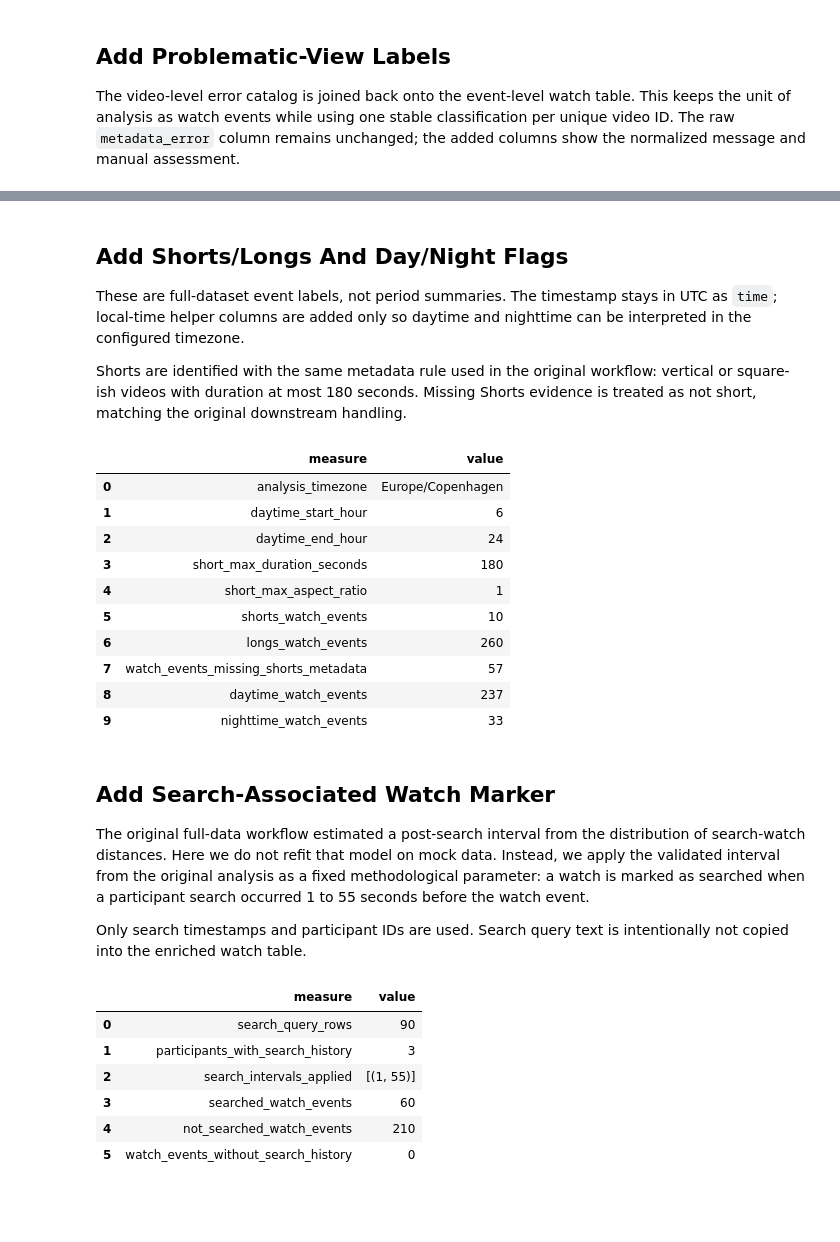
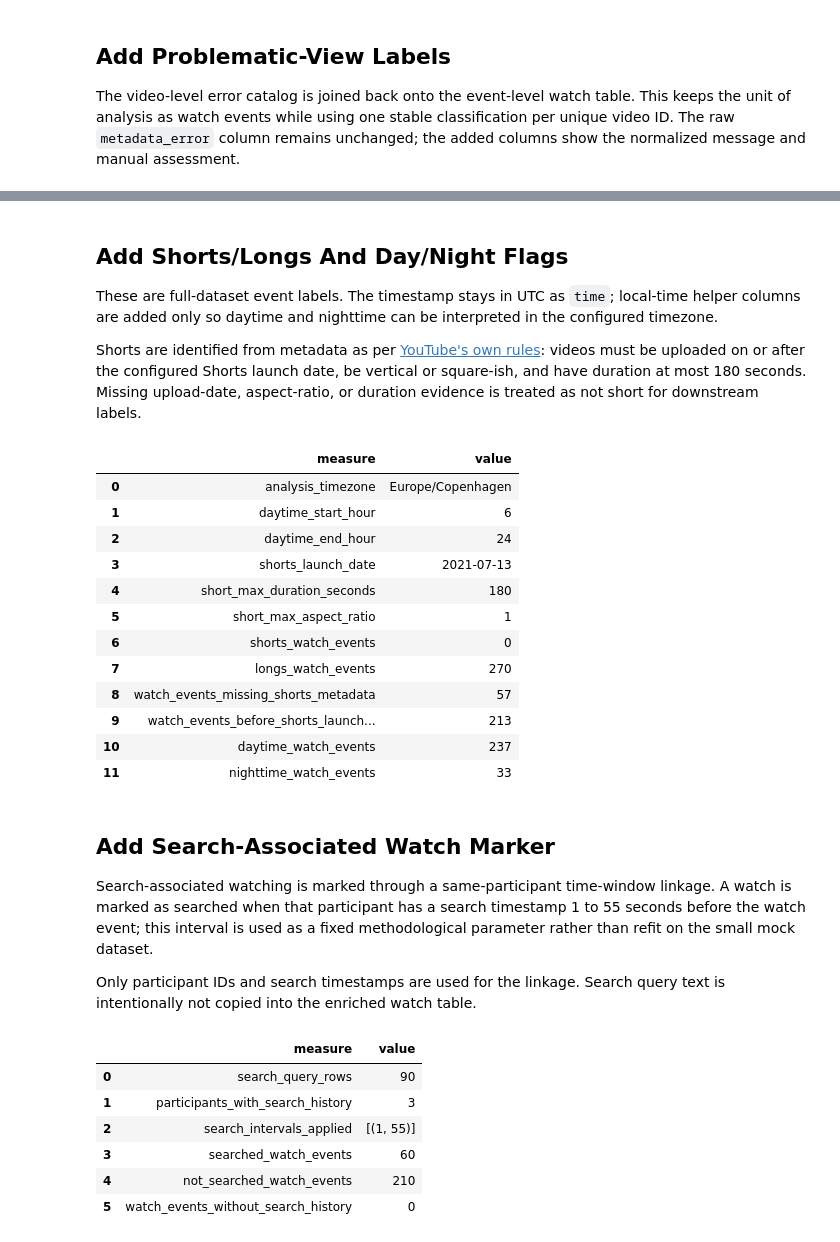
Before and after one commit to 2U2N/YouTube-donation-plus-dsa, a Jupyter notebook: scripts/04_link_watch_metadata.ipynb, the cells around one changed output, grey strips where cells are left out. Drawn from its saved outputs; the diff is of its cells as text; code cells hidden in the pictures; blank space fills up the shorter version.

Commit message:
read through validation of notebooks and website

```diff
--- a/scripts/04_link_watch_metadata.ipynb
+++ b/scripts/04_link_watch_metadata.ipynb
@@ -79,6 +79,8 @@ These settings control event-level labels. The mock data represents Danish users
 ANALYSIS_TIMEZONE = "Europe/Copenhagen"
 DAYTIME_START_HOUR = 6
 DAYTIME_END_HOUR = 24
+SHORTS_LAUNCH_DATE = "2021-07-13" # default: day of international roll-out of YouTube Shorts
+SHORTS_LAUNCH_TIMESTAMP = pd.Timestamp(SHORTS_LAUNCH_DATE)
 SHORT_MAX_DURATION_SECONDS = 180
 SHORT_MAX_ASPECT_RATIO = 1
 
@@ -107,6 +109,7 @@ configuration = pd.DataFrame(
             "ANALYSIS_TIMEZONE",
             "DAYTIME_START_HOUR",
             "DAYTIME_END_HOUR",
+            "SHORTS_LAUNCH_DATE",
             "SHORT_MAX_DURATION_SECONDS",
             "SHORT_MAX_ASPECT_RATIO",
         ],
@@ -114,6 +117,7 @@ configuration = pd.DataFrame(
             ANALYSIS_TIMEZONE,
             DAYTIME_START_HOUR,
             DAYTIME_END_HOUR,
+            SHORTS_LAUNCH_DATE,
             SHORT_MAX_DURATION_SECONDS,
             SHORT_MAX_ASPECT_RATIO,
         ],
@@ -780,9 +785,9 @@ video_histories_enriched[
 # %% [markdown]
 ## Add Shorts/Longs And Day/Night Flags
 
-These are full-dataset event labels, not period summaries. The timestamp stays in UTC as `time`; local-time helper columns are added only so daytime and nighttime can be interpreted in the configured timezone.
+These are full-dataset event labels. The timestamp stays in UTC as `time`; local-time helper columns are added only so daytime and nighttime can be interpreted in the configured timezone.
 
-Shorts are identified with the same metadata rule used in the original workflow: vertical or square-ish videos with duration at most 180 seconds. Missing Shorts evidence is treated as not short, matching the original downstream handling.
+Shorts are identified from metadata as per [YouTube's own rules](https://support.google.com/youtube/answer/15424877?hl=en): videos must be uploaded on or after the configured Shorts launch date, be vertical or square-ish, and have duration at most 180 seconds. Missing upload-date, aspect-ratio, or duration evidence is treated as not short for downstream labels.
 # %%
 video_histories_enriched["watch_local_time"] = video_histories_enriched["time"].dt.tz_convert(ANALYSIS_TIMEZONE)
 video_histories_enriched["watch_local_date"] = video_histories_enriched["watch_local_time"].dt.strftime("%Y-%m-%d")
@@ -798,12 +803,19 @@ video_histories_enriched["is_nighttime_watch"] = (~is_daytime).astype("boolean")
 video_histories_enriched["time_of_day"] = pd.Series("night", index=video_histories_enriched.index, dtype="string")
 video_histories_enriched.loc[video_histories_enriched["is_daytime_watch"], "time_of_day"] = "day"
 
+shorts_upload_date = pd.to_datetime(
+    video_histories_enriched["upload_date"].astype("string"),
+    format="%Y%m%d",
+    errors="coerce",
+)
 video_histories_enriched["shorts_metadata_available"] = (
-    video_histories_enriched["aspect_ratio"].notna()
+    shorts_upload_date.notna()
+    & video_histories_enriched["aspect_ratio"].notna()
     & video_histories_enriched["duration_seconds"].notna()
 )
 video_histories_enriched["is_short"] = (
     video_histories_enriched["shorts_metadata_available"]
+    & shorts_upload_date.ge(SHORTS_LAUNCH_TIMESTAMP)
     & video_histories_enriched["aspect_ratio"].le(SHORT_MAX_ASPECT_RATIO)
     & video_histories_enriched["duration_seconds"].le(SHORT_MAX_DURATION_SECONDS)
 ).astype("boolean")
@@ -823,48 +835,54 @@ event_flag_diagnostics = pd.DataFrame(
             "analysis_timezone",
             "daytime_start_hour",
             "daytime_end_hour",
+            "shorts_launch_date",
             "short_max_duration_seconds",
             "short_max_aspect_ratio",
             "shorts_watch_events",
             "longs_watch_events",
             "watch_events_missing_shorts_metadata",
+            "watch_events_before_shorts_launch_date",
             "daytime_watch_events",
             "nighttime_watch_events",
         ],
         "value": [
             ANALYSIS_TIMEZONE,
             DAYTIME_START_HOUR,
             DAYTIME_END_HOUR,
+            SHORTS_LAUNCH_DATE,
             SHORT_MAX_DURATION_SECONDS,
             SHORT_MAX_ASPECT_RATIO,
             int(video_histories_enriched["is_short"].sum()),
             int(video_histories_enriched["is_long"].sum()),
             int((~video_histories_enriched["shorts_metadata_available"]).sum()),
+            int((video_histories_enriched["shorts_metadata_available"] & shorts_upload_date.lt(SHORTS_LAUNCH_TIMESTAMP)).sum()),
             int(video_histories_enriched["is_daytime_watch"].sum()),
             int(video_histories_enriched["is_nighttime_watch"].sum()),
         ],
     }
 )
 
 event_flag_diagnostics
 # %% [output]
 |  | measure | value |
 | 0 | analysis_timezone | Europe/Copenhagen |
 | 1 | daytime_start_hour | 6 |
 | 2 | daytime_end_hour | 24 |
-| 3 | short_max_duration_seconds | 180 |
-| 4 | short_max_aspect_ratio | 1 |
-| 5 | shorts_watch_events | 10 |
-| 6 | longs_watch_events | 260 |
-| 7 | watch_events_missing_shorts_metadata | 57 |
-| 8 | daytime_watch_events | 237 |
-| 9 | nighttime_watch_events | 33 |
+| 3 | shorts_launch_date | 2021-07-13 |
+| 4 | short_max_duration_seconds | 180 |
+| 5 | short_max_aspect_ratio | 1 |
+| 6 | shorts_watch_events | 0 |
+| 7 | longs_watch_events | 270 |
+| 8 | watch_events_missing_shorts_metadata | 57 |
+| 9 | watch_events_before_shorts_launch... | 213 |
+| 10 | daytime_watch_events | 237 |
+| 11 | nighttime_watch_events | 33 |
 # %% [markdown]
 ## Add Search-Associated Watch Marker
 
-The original full-data workflow estimated a post-search interval from the distribution of search-watch distances. Here we do not refit that model on mock data. Instead, we apply the validated interval from the original analysis as a fixed methodological parameter: a watch is marked as searched when a participant search occurred 1 to 55 seconds before the watch event.
+Search-associated watching is marked through a same-participant time-window linkage. A watch is marked as searched when that participant has a search timestamp 1 to 55 seconds before the watch event; this interval is used as a fixed methodological parameter rather than refit on the small mock dataset.
 
-Only search timestamps and participant IDs are used. Search query text is intentionally not copied into the enriched watch table.
+Only participant IDs and search timestamps are used for the linkage. Search query text is intentionally not copied into the enriched watch table.
 # %%
 SEARCH_INTERVALS_SEC = [(1, 55)]
 
```
Also changed, not shown: parts of 7 cells of this notebook, 26 other files.
